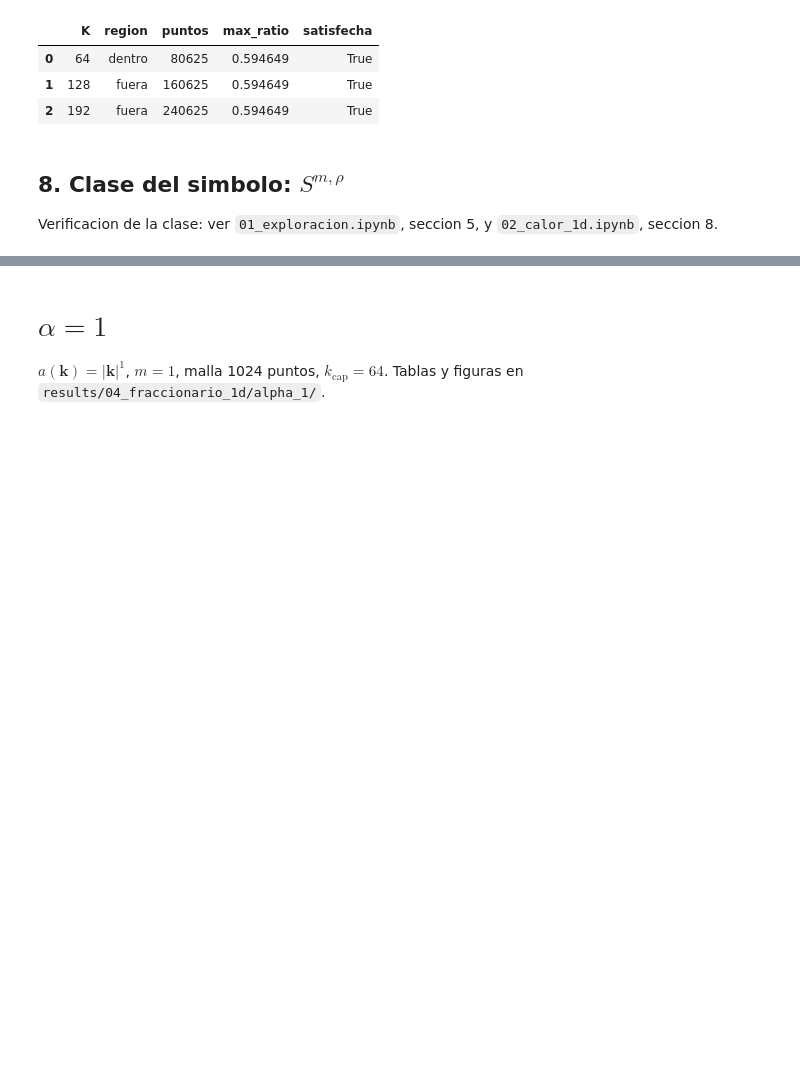
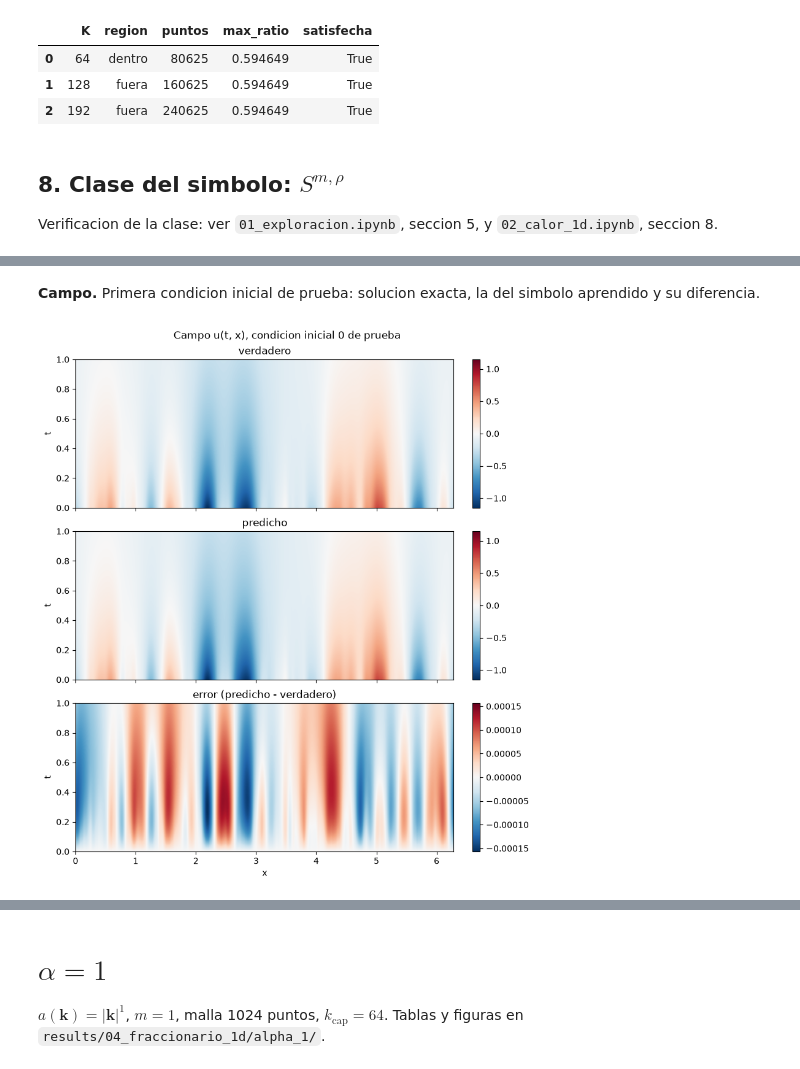
Before and after one commit to luencaro/parabolic-symbol-neural-operator, a Jupyter notebook: notebooks/04_fraccionario_1d.ipynb, the cells around one changed output, grey strips where cells are left out. Cells and saved outputs as stored; diff of their text form; code cells hidden in the pictures; blank space fills up the shorter version.

Commit message:
experiments (some failed)

```diff
--- a/notebooks/04_fraccionario_1d.ipynb
+++ b/notebooks/04_fraccionario_1d.ipynb
@@ -260,0 +266,11 @@ pendiente = nan significa Delta^alpha a = 0 en la ventana, asi que C_alpha = 0 b
+# %%
+from parabolic_symbol.learning import figures
+from parabolic_symbol.learning.experiment import GRFExperiment, load_experiment_model
+
+device = exp_0_5.device
+if not (exp_0_5.results / "modelo.pt").exists():
+    exp_0_5.retrain_selected()   # solo la configuracion elegida, sin barrido
+# %%
+cargado = GRFExperiment.from_checkpoint(exp_0_5.results / "modelo.pt", device=device)   # configuracion guardada en modelo.pt
+modelo = load_experiment_model(exp_0_5.results / "modelo.pt", device=device)
+cargado.regenerate_data()   # entrenamiento, validacion y prueba: misma semilla, mismos datos
@@ -260,0 +284,6 @@ pendiente = nan significa Delta^alpha a = 0 en la ventana, asi que C_alpha = 0 b
+# %% [markdown]
+**Campo.** Primera condicion inicial de prueba: solucion exacta, la del simbolo aprendido y su diferencia.
+# %%
+figures.field_figure(modelo, cargado.grf_test, cargado.results)
+# %% [output]
+[figure, added]
```
Also changed, not shown: parts of 53 cells of this notebook, 2 other files.
